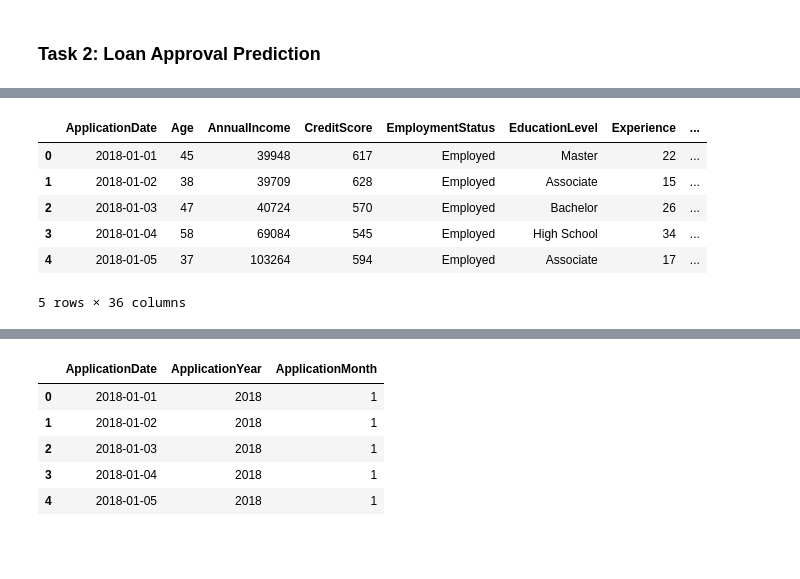
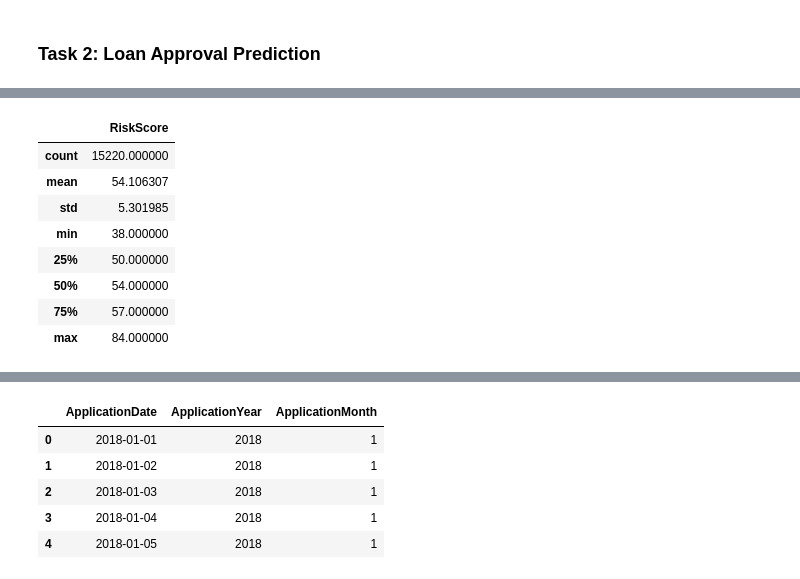
Before and after one commit to GauriR011/Financial-Risk-for-Loan-Approval, a Jupyter notebook: code.ipynb, the cells around one changed output, grey strips where cells are left out. Drawn from its saved outputs; the diff is of its cells as text; code cells hidden in the pictures; blank space fills up the shorter version.

```diff
--- a/code.ipynb
+++ b/code.ipynb
@@ -38,11 +76,13 @@ df = pd.read_csv("Loan.csv")
 # %%
 # Getting a preview of the dataset
-df.head()
+df[df['LoanApproved']==0][['RiskScore']].describe()
 # %% [output]
-|  | ApplicationDate | Age | AnnualIncome | CreditScore | EmploymentStatus | EducationLevel | Experience | ... |
-| 0 | 2018-01-01 | 45 | 39948 | 617 | Employed | Master | 22 | ... |
-| 1 | 2018-01-02 | 38 | 39709 | 628 | Employed | Associate | 15 | ... |
-| 2 | 2018-01-03 | 47 | 40724 | 570 | Employed | Bachelor | 26 | ... |
-| 3 | 2018-01-04 | 58 | 69084 | 545 | Employed | High School | 34 | ... |
-| 4 | 2018-01-05 | 37 | 103264 | 594 | Employed | Associate | 17 | ... |
+|  | RiskScore |
+| count | 15220.000000 |
+| mean | 54.106307 |
+| std | 5.301985 |
+| min | 38.000000 |
+| 25% | 50.000000 |
+| 50% | 54.000000 |
+| 75% | 57.000000 |
+| max | 84.000000 |
-5 rows × 36 columns
```
Also changed, not shown: parts of 9 cells of this notebook.
